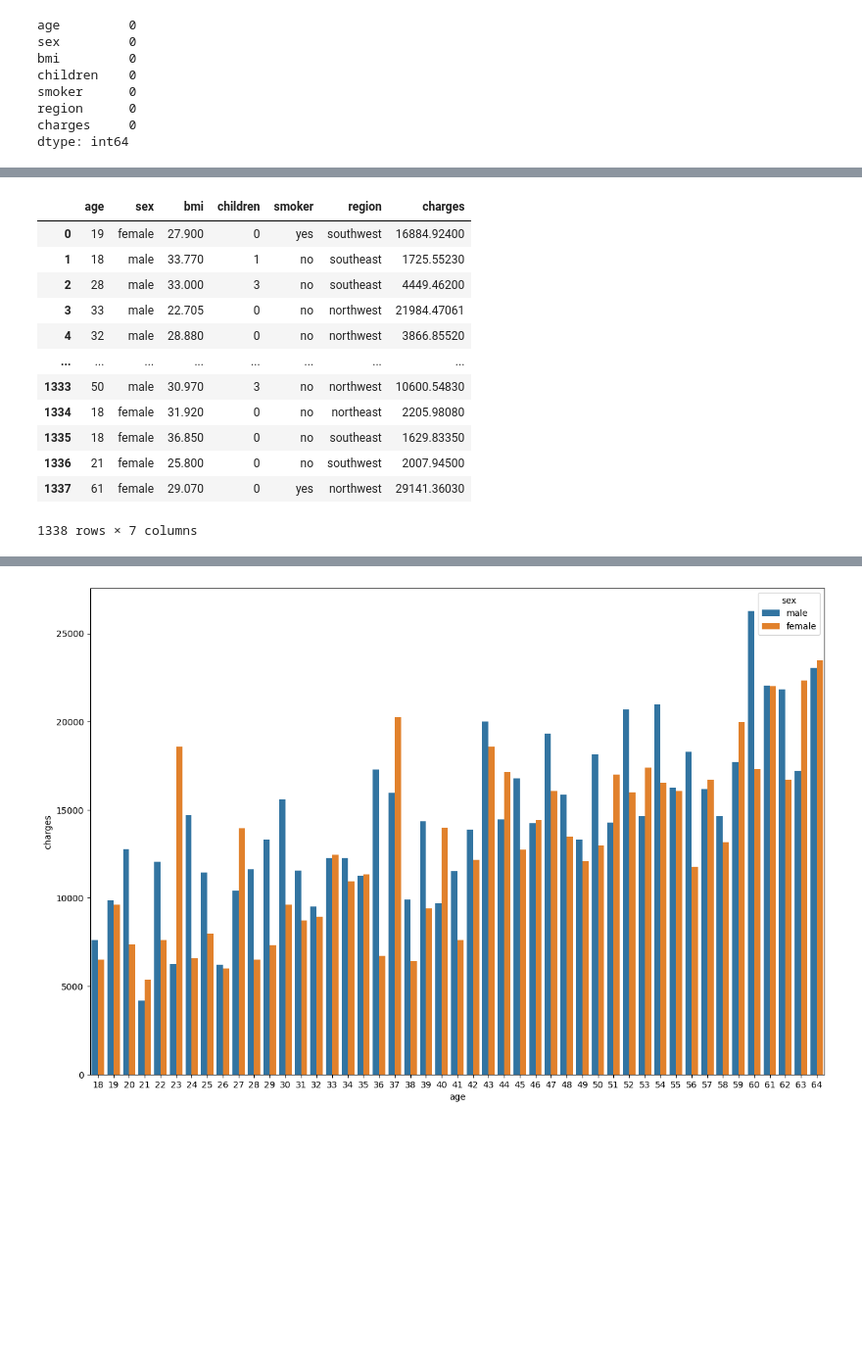
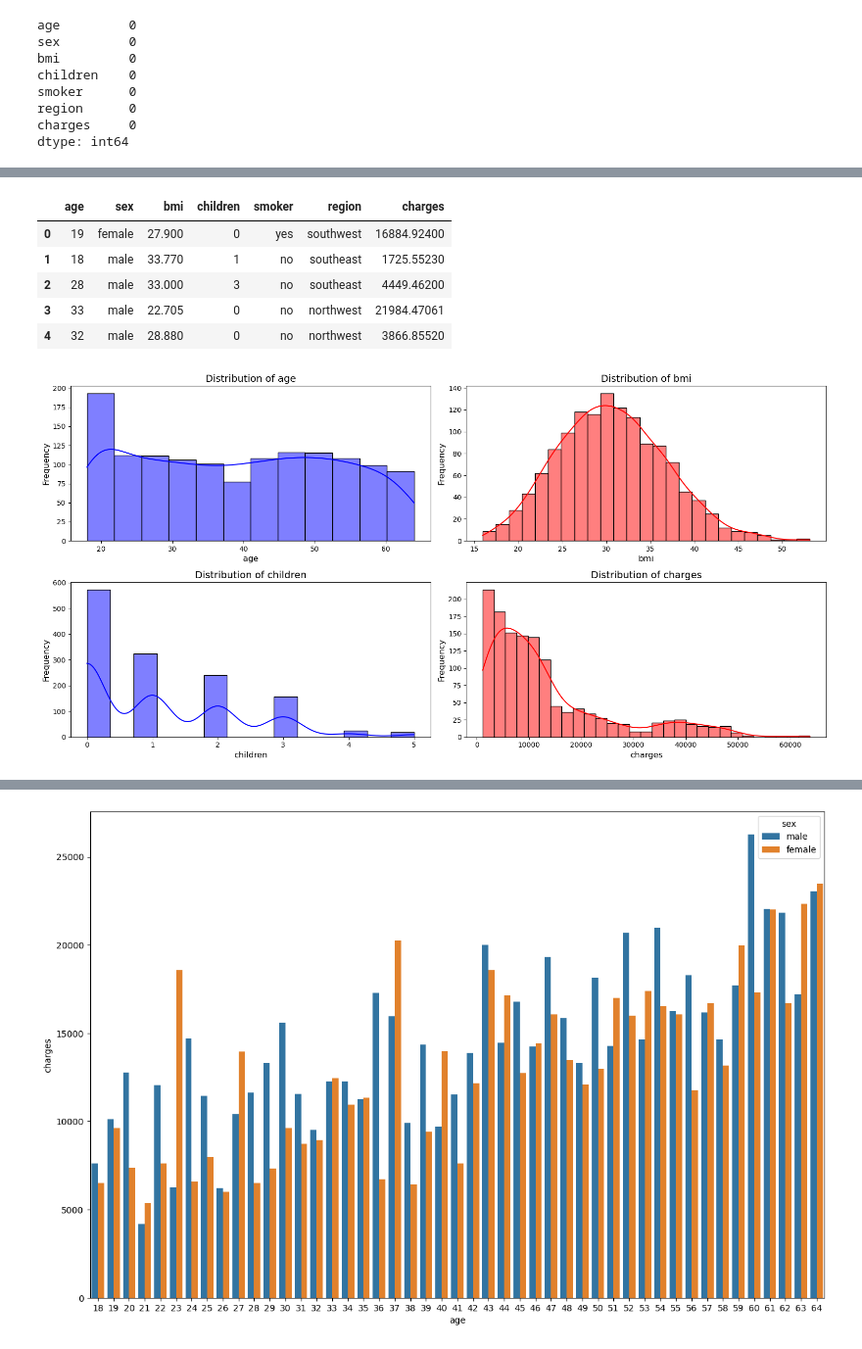
Before and after one commit to Kamuthuj/health-insurance-regression., a Jupyter notebook: analysis.ipynb, the cells around one changed output, grey strips where cells are left out. Shown at 98% size. Drawn from its saved outputs; the diff is of its cells as text; code cells hidden in the pictures; blank space fills up the shorter version.

```diff
--- a/analysis.ipynb
+++ b/analysis.ipynb
@@ -41,0 +61,2 @@ dtype: int64
+# %%
+df.drop_duplicates(inplace=True)
@@ -82,16 +87,27 @@ Text(0.5, 1.0, 'Feature correlation matrix.')
 # %%
-df
+df.head()
 # %% [output]
 |  | age | sex | bmi | children | smoker | region | charges |
 | 0 | 19 | female | 27.900 | 0 | yes | southwest | 16884.92400 |
 | 1 | 18 | male | 33.770 | 1 | no | southeast | 1725.55230 |
 | 2 | 28 | male | 33.000 | 3 | no | southeast | 4449.46200 |
 | 3 | 33 | male | 22.705 | 0 | no | northwest | 21984.47061 |
 | 4 | 32 | male | 28.880 | 0 | no | northwest | 3866.85520 |
-| ... | ... | ... | ... | ... | ... | ... | ... |
-| 1333 | 50 | male | 30.970 | 3 | no | northwest | 10600.54830 |
-| 1334 | 18 | female | 31.920 | 0 | no | northeast | 2205.98080 |
-| 1335 | 18 | female | 36.850 | 0 | no | southeast | 1629.83350 |
-| 1336 | 21 | female | 25.800 | 0 | no | southwest | 2007.94500 |
-| 1337 | 61 | female | 29.070 | 0 | yes | northwest | 29141.36030 |
-1338 rows × 7 columns
+# %%
+
+plt.figure(figsize=(16, 8))
+plt.subplots_adjust(hspace=0.4, wspace=0.4)
+
+columns = [("age", "blue"), ("bmi", "red"), ("children", "blue"), ("charges", "red")]
+
+for i, (col, color) in enumerate(columns, 1):
+    plt.subplot(2, 2, i)
+    sns.histplot(data=df, x=col, kde=True, color=color)
+    plt.title(f"Distribution of {col}", fontsize=14)
+    plt.xlabel(col, fontsize=12)
+    plt.ylabel("Frequency", fontsize=12)
+
+plt.tight_layout()
+plt.show()
+# %% [output]
+[figure, added]
```
Also changed, not shown: parts of 47 cells of this notebook.
